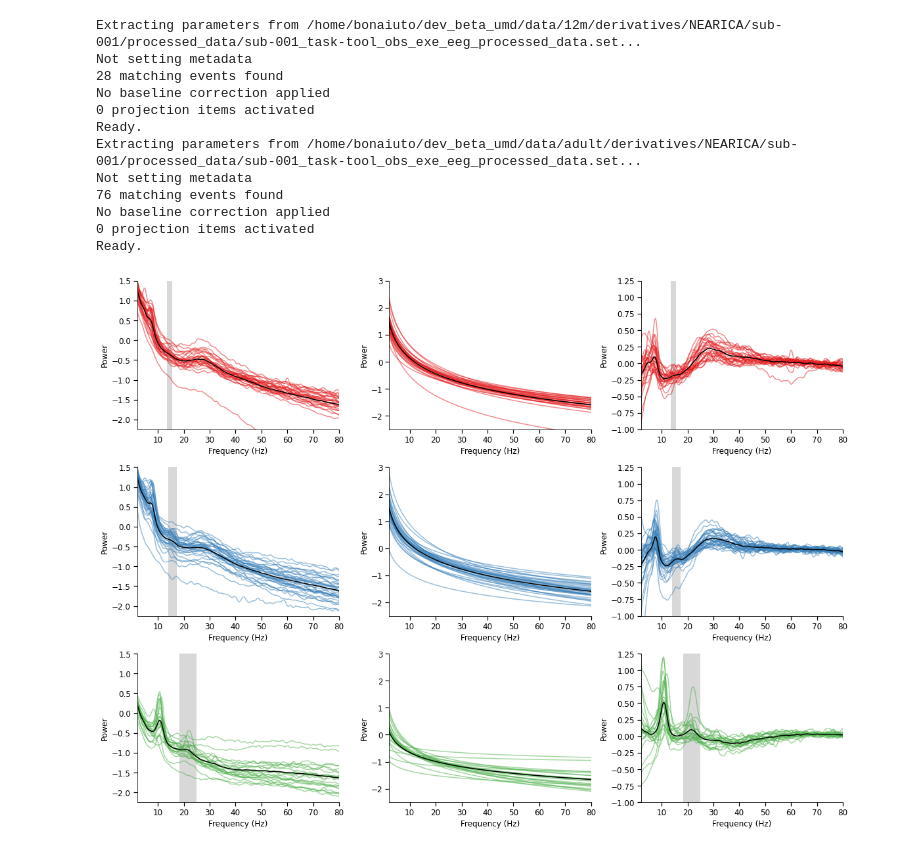
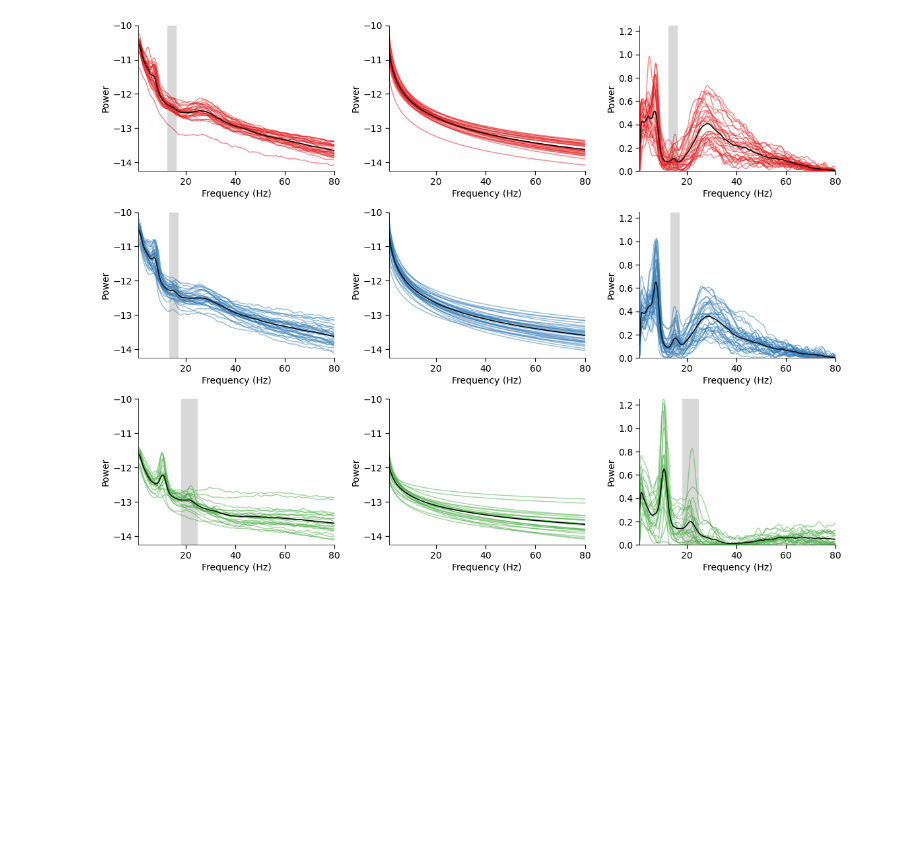
Before and after one commit to danclab/dev_beta_claw, a Jupyter notebook: plot_figure1.ipynb, the cells around one changed output. Cells and saved outputs as stored; diff of their text form; code cells hidden in the pictures; blank space fills up the shorter version.

```diff
--- a/plot_figure1.ipynb
+++ b/plot_figure1.ipynb
@@ -8,9 +8,10 @@ import numpy as np
 from mpl_toolkits.axes_grid1 import make_axes_locatable
 from matplotlib import colors
 # %%
-pipeline='NEARICA'
+pipeline='NEARICA_behav'
 ages=['9m','12m','adult']
 
 c_cluster_chans=['E16', 'E20', 'E21', 'E22','E41', 'E49', 'E50', 'E51']
-p_cluster_chans=['E26', 'E27','E28', 'E31', 'E40','E42', 'E45', 'E46']
+
+plags=[2,3,4]
 # %%
@@ -200,6 +148,6 @@ adult P beta: 30.500000000000007-32.9 Hz
 # %%
 plt.rcParams.update({
-    'font.size': 12,
+    'font.size': 14,
     'axes.spines.right': False,
     'axes.spines.top': False,
     'xtick.major.size': 6,
@@ -214,6 +162,8 @@ plt.rcParams.update({
 fig=plt.figure(figsize=(16,12), facecolor='w')
 gs = fig.add_gridspec(len(ages),3)
 
+pow_ylim=[-14.25,-10]
+periodic_ylim=[0,1.25]
 age_colors=np.array([[228,26,28],[55,126,184],[77,175,74]])/255.0
 for age_idx, age in enumerate(ages):
 
@@ -223,45 +173,38 @@ for age_idx, age in enumerate(ages):
                                subj_id, 'processed_data', '{}_task-tool_obs_exe_eeg_processed_data.set'.format(subj_id))
     EEG=read_epochs_eeglab(subject_data_fname)
 
-
-    fname=op.join('/home/bonaiuto/dev_beta_umd/data',age,'derivatives',pipeline,'processed_C_fois.mat')
-    f = scipy.io.loadmat(fname)
-    all_fois=f['fois'][0]
-    ranges=np.zeros((len(all_fois),2))
-    for f_idx,foi in enumerate(all_fois):
-        ranges[f_idx,:]=foi[0][0]
-    ranges=ranges[ranges[:, 0].argsort()]
-    beta1_idx=np.where(ranges[:,1]<=30)[0][-1]
-    beta1_range=ranges[beta1_idx,:]
-
     fname=op.join('/home/bonaiuto/dev_beta_umd/data',age,'derivatives',pipeline,'processed_psd.mat')
     f = scipy.io.loadmat(fname)
-    frex=f['frex'][:,0]
-    spectra=f['spectra']
+    frex=f['frex'][0,:]
+    psd=f['psd']
     aperiodic=f['aperiodic']
     periodic=f['periodic']
-    freq_idx=np.where((frex<=80))[0]
+    freq_idx=np.where((frex>=1) & (frex<=80))[0]
     frex=frex[freq_idx]
-    spectra=spectra[:,:,freq_idx]
+    psd=psd[:,:,freq_idx]
     periodic=periodic[:,:,freq_idx]
+    periodic[periodic<0]=0
     aperiodic=aperiodic[:,:,freq_idx]
+    fois=f['foi_ranges']
+    beta_idx=np.where(fois[:,1]<=30)[0][-1]
+    beta1_range=fois[beta_idx,:]
 
     chan_idx=[]
     for chan in c_cluster_chans:
         chan_idx.append(EEG.info['ch_names'].index(chan))
 
     ax = fig.add_subplot(gs[age_idx, 0])
-    for s in range(spectra.shape[0]):
-        ax.plot(frex,np.nanmean(spectra[s,chan_idx,:],axis=0),color=age_colors[age_idx,:],alpha=.5)
-    ax.plot(frex,np.nanmean(np.nanmean(spectra[:,chan_idx,:],axis=1),axis=0),color='k')
-    yl=[-2.25,1.5]
+
+    for s in range(psd.shape[0]):
+        ax.plot(frex,np.nanmean(np.log10(psd[s,chan_idx,:]),axis=0),color=age_colors[age_idx,:],alpha=.5)
+    ax.plot(frex,np.nanmean(np.nanmean(np.log10(psd[:,chan_idx,:]),axis=1),axis=0),color='k')
     mask = np.ones((100,10))
     graynorm = colors.TwoSlopeNorm(vmin=0, vcenter=1, vmax=1.1)
     ax.imshow(mask,cmap="gray_r", origin="lower", norm=graynorm,
-              extent=[beta1_range[0], beta1_range[1], yl[0], yl[1]],
+              extent=[beta1_range[0], beta1_range[1], pow_ylim[0], pow_ylim[1]],
               aspect="auto", interpolation="none",alpha=0.3, rasterized=True)
     ax.set_xlim(frex[[0,-1]])
-    ax.set_ylim(yl)
+    ax.set_ylim(pow_ylim)
     ax.set_xlabel('Frequency (Hz)')
     ax.set_ylabel('Power')
 
@@ -270,7 +213,7 @@ for age_idx, age in enumerate(ages):
         ax.plot(frex,np.nanmean(aperiodic[s,chan_idx,:],axis=0),color=age_colors[age_idx,:],alpha=.5)
     ax.plot(frex,np.nanmean(np.nanmean(aperiodic[:,chan_idx,:],axis=1),axis=0),color='k')
     ax.set_xlim(frex[[0,-1]])
-    ax.set_ylim([-2.5,3])
+    ax.set_ylim(pow_ylim)
     ax.set_xlabel('Frequency (Hz)')
     ax.set_ylabel('Power')
 
@@ -278,12 +221,11 @@ for age_idx, age in enumerate(ages):
     for s in range(periodic.shape[0]):
         ax.plot(frex,np.nanmean(periodic[s,chan_idx,:],axis=0),color=age_colors[age_idx,:],alpha=.5)
     ax.plot(frex,np.nanmean(np.nanmean(periodic[:,chan_idx,:],axis=1),axis=0),color='k')
-    yl=[-1.0,1.25]
     ax.imshow(mask,cmap="gray_r", origin="lower", norm=graynorm,
-              extent=[beta1_range[0], beta1_range[1], yl[0], yl[1]],
+              extent=[beta1_range[0], beta1_range[1], periodic_ylim[0], periodic_ylim[1]],
               aspect="auto", interpolation="none",alpha=0.3, rasterized=True)
     ax.set_xlim(frex[[0,-1]])
-    ax.set_ylim(yl)
+    ax.set_ylim(periodic_ylim)
     ax.set_xlabel('Frequency (Hz)')
     ax.set_ylabel('Power')
 
@@ -301,13 +255 @@ Ready.
-Extracting parameters from /home/bonaiuto/dev_beta_umd/data/12m/derivatives/NEARICA/sub-001/processed_data/sub-001_task-tool_obs_exe_eeg_processed_data.set...
-Not setting metadata
-28 matching events found
-No baseline correction applied
-0 projection items activated
-Ready.
-Extracting parameters from /home/bonaiuto/dev_beta_umd/data/adult/derivatives/NEARICA/sub-001/processed_data/sub-001_task-tool_obs_exe_eeg_processed_data.set...
-Not setting metadata
-76 matching events found
-No baseline correction applied
-0 projection items activated
-Ready.
-[figure, old version]
+[figure, new version]
```
Also changed, not shown: parts of 3 cells of this notebook, 3 other files.
